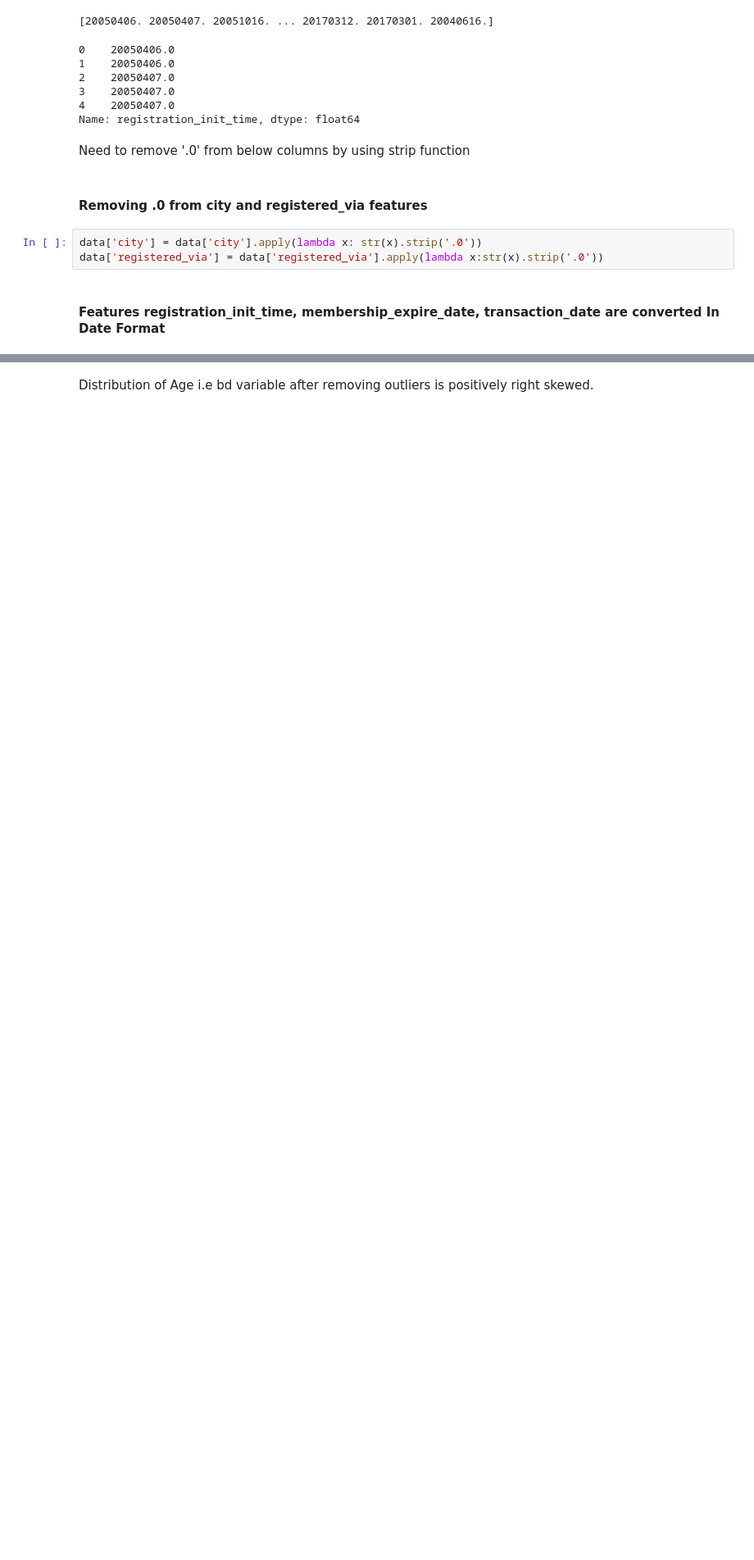
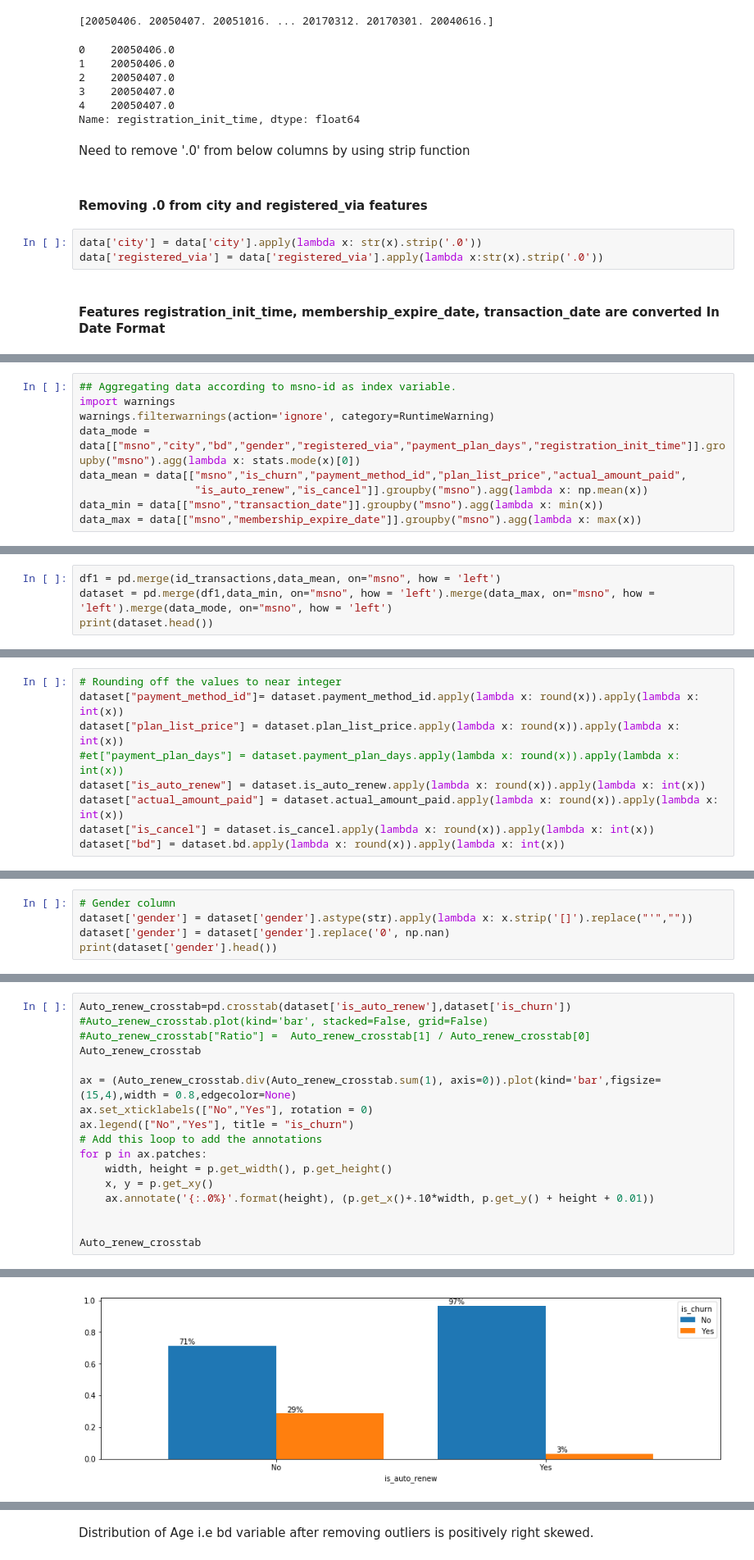
Before and after one commit to Sucharu-Gupta/Customer_Churn_Prediction_Project, a Jupyter notebook: Churn_prediction_challenge_code.ipynb, the cells around one changed output, grey strips where cells are left out. Shown: that part at 82% size. Drawn from its saved outputs; the diff is of its cells as text; blank space fills up the shorter version.

```diff
--- a/Churn_prediction_challenge_code.ipynb
+++ b/Churn_prediction_challenge_code.ipynb
@@ -305,0 +314,9 @@ data.head()
+# %%
+## Aggregating data according to msno-id as index variable.
+import warnings
+warnings.filterwarnings(action='ignore', category=RuntimeWarning)
+data_mode = data[["msno","city","bd","gender","registered_via","payment_plan_days","registration_init_time"]].groupby("msno").agg(lambda x: stats.mode(x)[0])
+data_mean = data[["msno","is_churn","payment_method_id","plan_list_price","actual_amount_paid",
+                  "is_auto_renew","is_cancel"]].groupby("msno").agg(lambda x: np.mean(x))
+data_min = data[["msno","transaction_date"]].groupby("msno").agg(lambda x: min(x))
+data_max = data[["msno","membership_expire_date"]].groupby("msno").agg(lambda x: max(x))
@@ -305,0 +325,4 @@ data.head()
+# %%
+df1 = pd.merge(id_transactions,data_mean, on="msno", how = 'left')
+dataset = pd.merge(df1,data_min, on="msno", how = 'left').merge(data_max, on="msno", how = 'left').merge(data_mode, on="msno", how = 'left')
+print(dataset.head())
@@ -305,0 +347,9 @@ data.head()
+# %%
+# Rounding off the values to near integer
+dataset["payment_method_id"]= dataset.payment_method_id.apply(lambda x: round(x)).apply(lambda x: int(x))
+dataset["plan_list_price"] = dataset.plan_list_price.apply(lambda x: round(x)).apply(lambda x: int(x))
+#et["payment_plan_days"] = dataset.payment_plan_days.apply(lambda x: round(x)).apply(lambda x: int(x))
+dataset["is_auto_renew"] = dataset.is_auto_renew.apply(lambda x: round(x)).apply(lambda x: int(x))
+dataset["actual_amount_paid"] = dataset.actual_amount_paid.apply(lambda x: round(x)).apply(lambda x: int(x))
+dataset["is_cancel"] = dataset.is_cancel.apply(lambda x: round(x)).apply(lambda x: int(x))
+dataset["bd"] = dataset.bd.apply(lambda x: round(x)).apply(lambda x: int(x))
@@ -305,0 +376,5 @@ data.head()
+# %%
+# Gender column
+dataset['gender'] = dataset['gender'].astype(str).apply(lambda x: x.strip('[]').replace("'",""))
+dataset['gender'] = dataset['gender'].replace('0', np.nan)
+print(dataset['gender'].head())
@@ -305,0 +432,18 @@ data.head()
+# %%
+Auto_renew_crosstab=pd.crosstab(dataset['is_auto_renew'],dataset['is_churn'])
+#Auto_renew_crosstab.plot(kind='bar', stacked=False, grid=False)
+#Auto_renew_crosstab["Ratio"] =  Auto_renew_crosstab[1] / Auto_renew_crosstab[0]
+Auto_renew_crosstab
+
+ax = (Auto_renew_crosstab.div(Auto_renew_crosstab.sum(1), axis=0)).plot(kind='bar',figsize=(15,4),width = 0.8,edgecolor=None)
+ax.set_xticklabels(["No","Yes"], rotation = 0)
+ax.legend(["No","Yes"], title = "is_churn")
+# Add this loop to add the annotations
+for p in ax.patches:
+    width, height = p.get_width(), p.get_height()
+    x, y = p.get_xy()
+    ax.annotate('{:.0%}'.format(height), (p.get_x()+.10*width, p.get_y() + height + 0.01))
+
+
+Auto_renew_crosstab
+# %% [output]
@@ -305,0 +454 @@ data.head()
+[figure, added]
```
Also changed, not shown: parts of 133 cells of this notebook, 5 other files.
